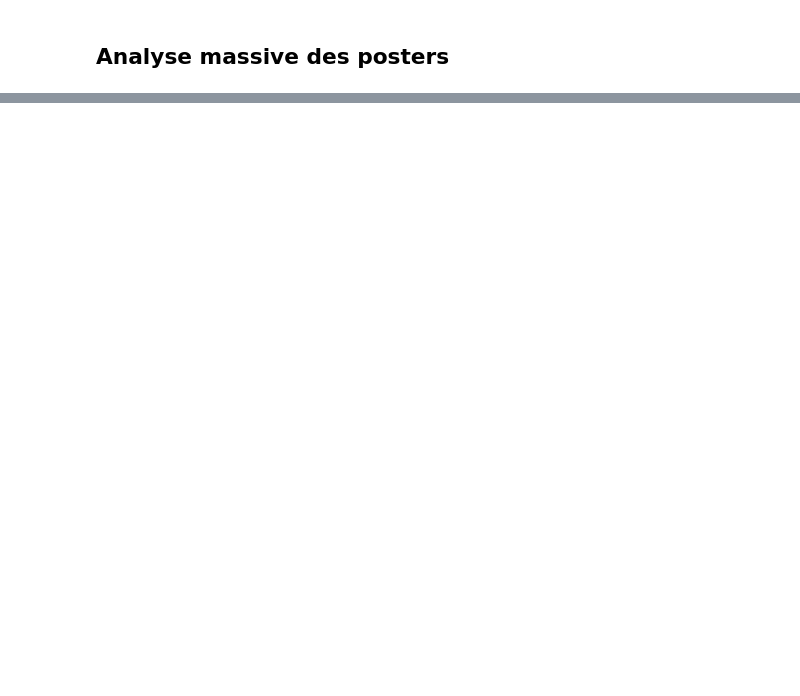
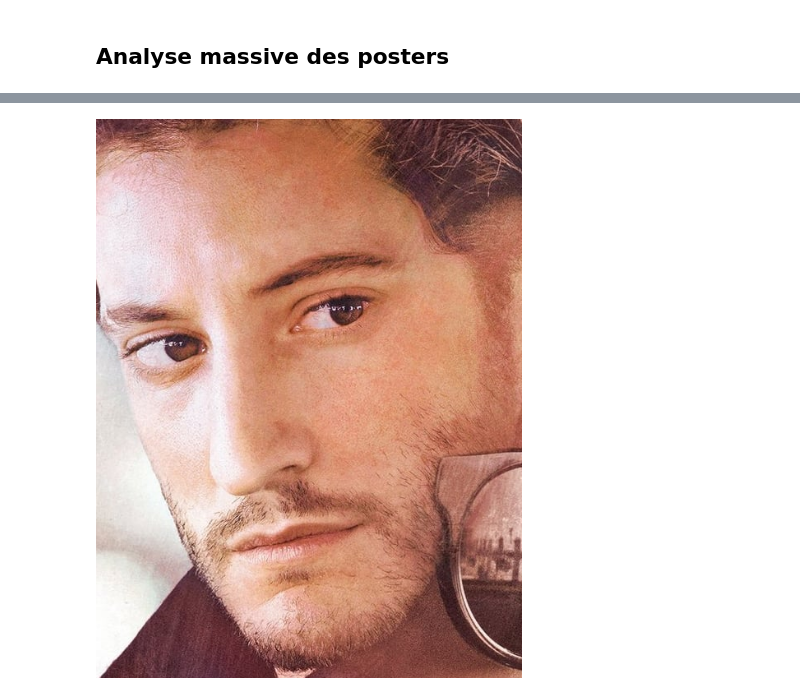
Before and after one commit to dataforgoodfr/bechdelai, a Jupyter notebook: notebooks/poster_analysis/20220528 - Poster analysis.ipynb, the cells around one changed output, grey strips where cells are left out. Cells and saved outputs as stored; diff of their text form; code cells hidden in the pictures; blank space fills up the shorter version.

```diff
--- a/notebooks/poster_analysis/20220528 - Poster analysis.ipynb
+++ b/notebooks/poster_analysis/20220528 - Poster analysis.ipynb
@@ -32,7 +32,7 @@ from bechdelai.vision.faces import FacesDetector
 # %% [markdown]
 # Récupérer les posters
 # %%
-image = Image("./avengers-endgame-poster-imax.jpg")
+image = Img("./avengers-endgame-poster-imax.jpg")
 image.resize(width = 400)
 image
 # %% [output]
@@ -139,0 +161,4 @@ faces_data
+# %%
+faces[1]
+# %% [output]
+[figure, added]
```
Also changed, not shown: parts of 30 cells of this notebook, 12 other files.
